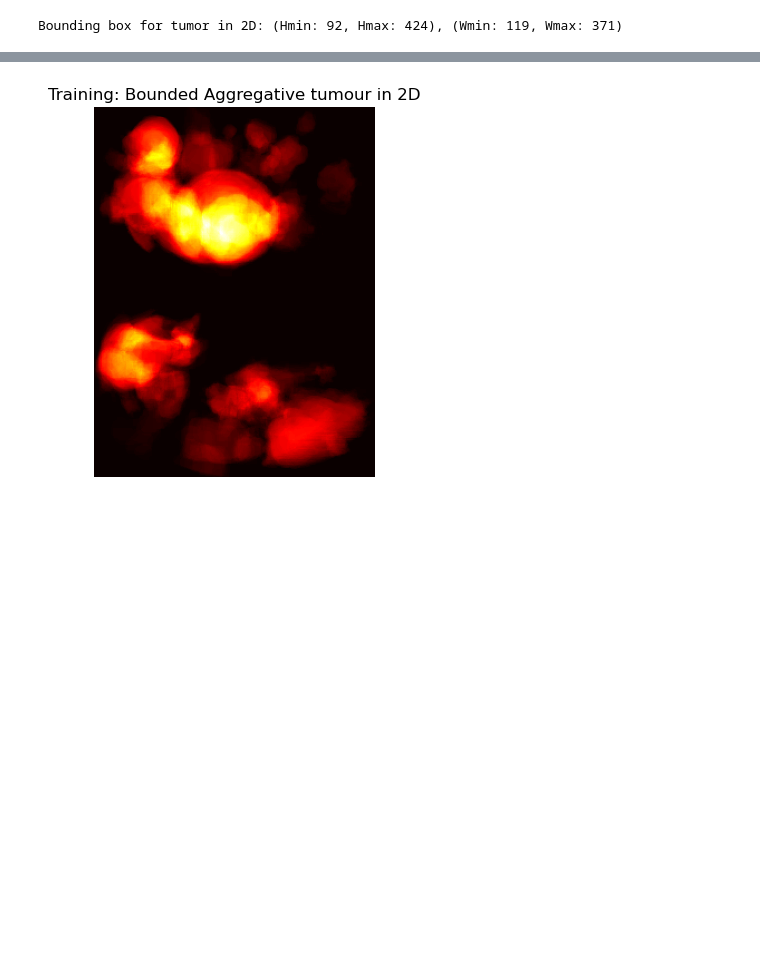
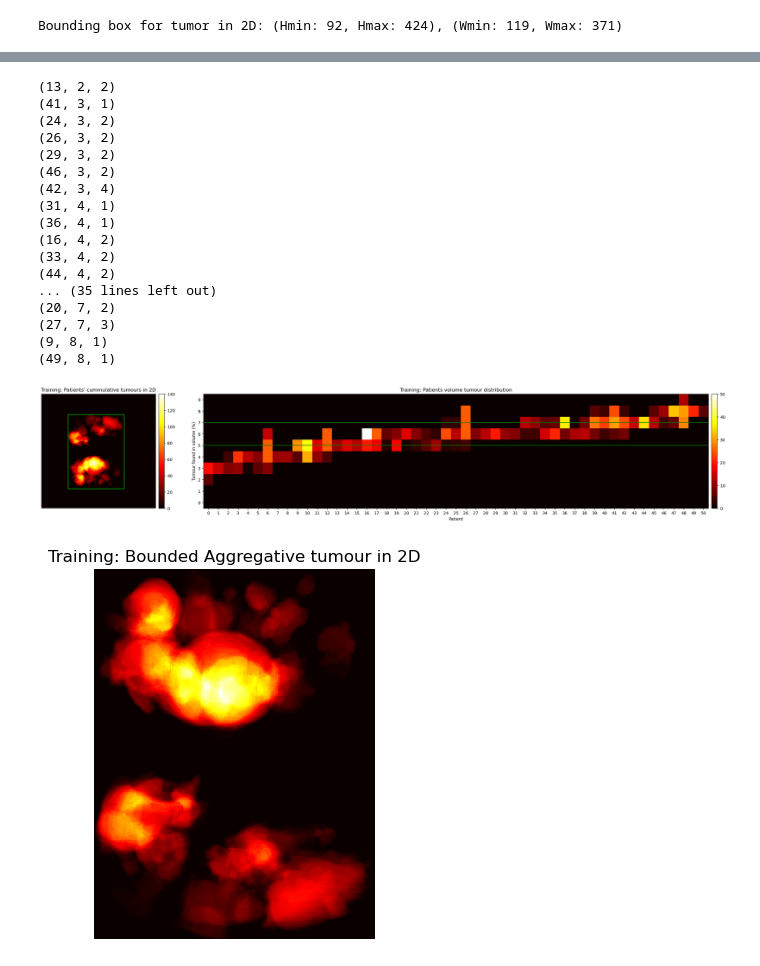
Before and after one commit to Chiru-CatalinMihail/LungCancerCT, a Jupyter notebook: MSD_EDA.ipynb, the cells around one changed output, grey strips where cells are left out. Drawn from its saved outputs; the diff is of its cells as text; code cells hidden in the pictures; blank space fills up the shorter version.

```diff
--- a/MSD_EDA.ipynb
+++ b/MSD_EDA.ipynb
@@ -96,0 +99,24 @@ a['image'].shape, a['label'].shape
+# %%
+big_tumors = []
+small_tumors = []
+
+big_accepted = 4
+small_accepted = 4
+
+for i in range(len(train_dataset)):
+    lbl = train_dataset[i]['label'][0]
+
+    for j in range(lbl.shape[-1]):
+        suma = lbl[:, :, j].sum()
+
+        if small_accepted and suma >= 50 and suma <=85:
+            small_tumors.append((i, j))
+            small_accepted -= 1
+
+        if big_accepted and suma >= 500:
+            big_tumors.append((i, j))
+            big_accepted -= 1
+
+
+        if big_accepted == 0 and small_accepted == 0:
+            break
@@ -532,3 +586,25 @@ plot_aggregative_heatmaps(bins_2d_tr, binning_volume_tr, train_name, bbox_flag=T
+# %%
+#TODO: np.flip e pus provizoriu sa repare oglindirea imaginii, trebuie sa investighez de ce face asta
+plot_aggregative_heatmaps(np.flip(bins_2d_tr, axis = 1), binning_volume_tr, train_name, bbox_flag=True, bbox=bbox_2d, sort_volumes_flag = True)
+# %% [output]
+(13, 2, 2)
+(41, 3, 1)
+(24, 3, 2)
+(26, 3, 2)
+(29, 3, 2)
+(46, 3, 2)
+(42, 3, 4)
+(31, 4, 1)
+(36, 4, 1)
+(16, 4, 2)
+(33, 4, 2)
+(44, 4, 2)
+... (35 lines left out)
+(20, 7, 2)
+(27, 7, 3)
+(9, 8, 1)
+(49, 8, 1)
+[figure, added]
 # %%
 plt.title(f'{train_name.capitalize()}: Bounded Aggregative tumour in 2D')
 plt.imshow(aggregative_2d_tumor[h_min:h_max, w_min:w_max], cmap='hot')
```
Also changed, not shown: parts of 8 cells of this notebook, 42 other files.
